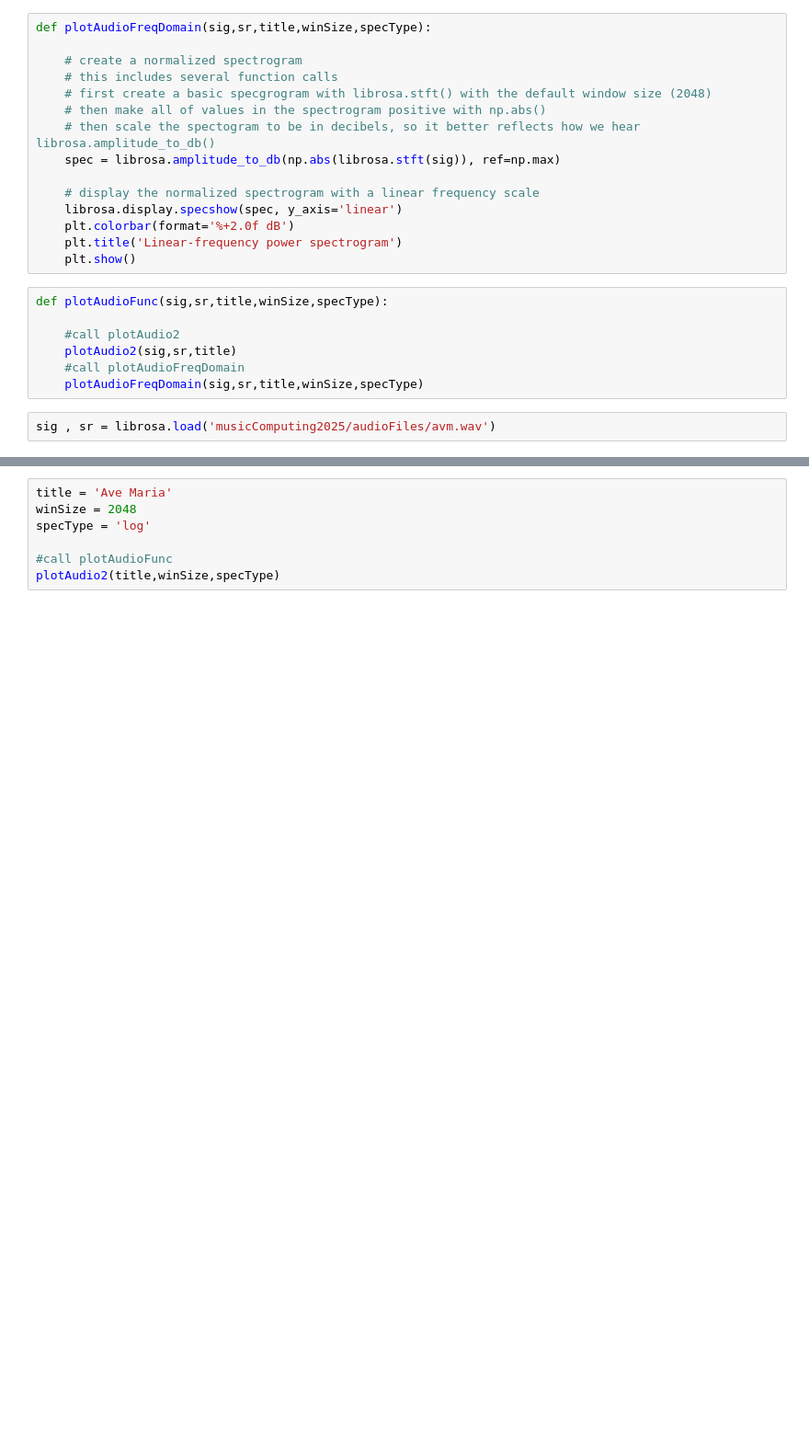
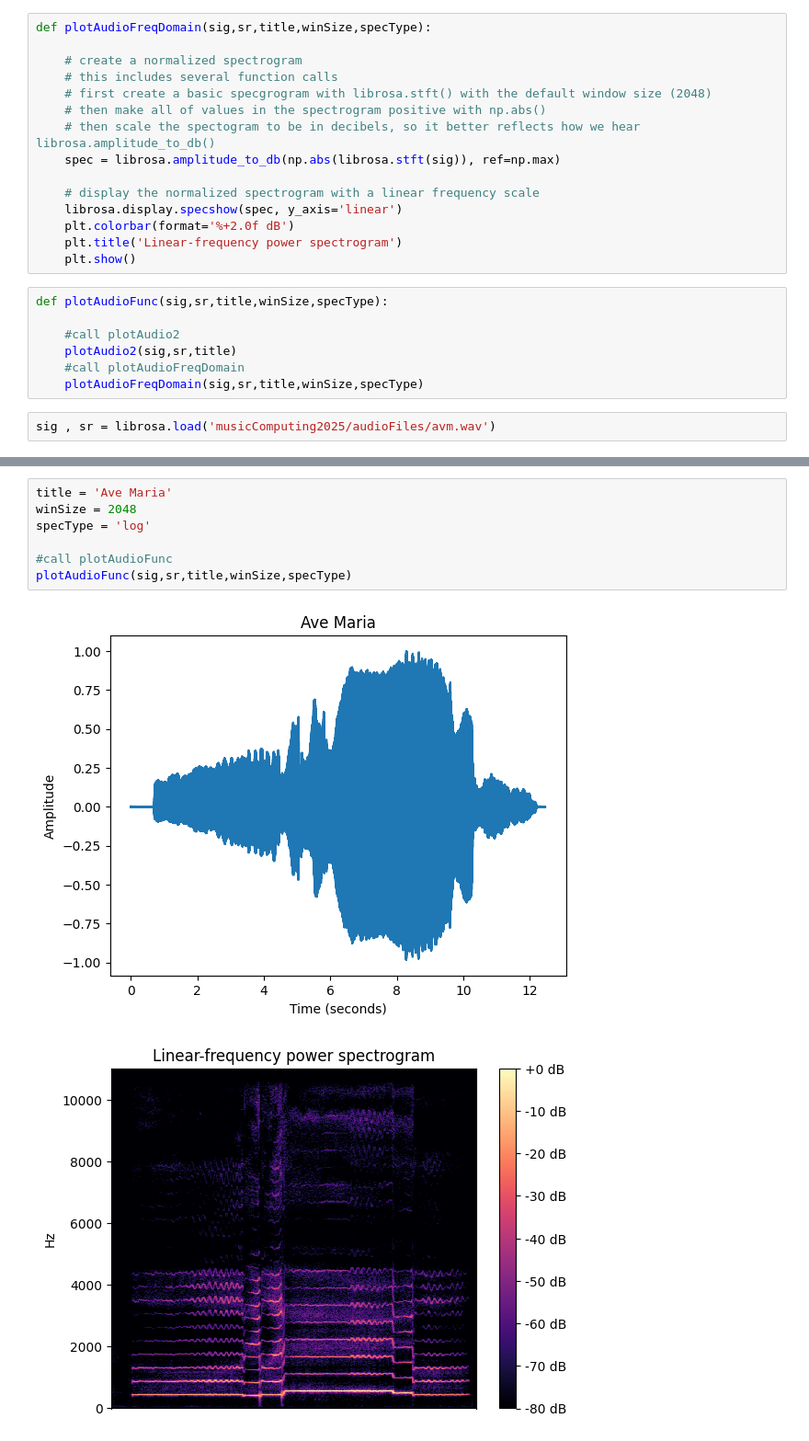
Before and after one commit to er1031/musicproclass, a Jupyter notebook: assignments/labAssignment3.ipynb, the cells around one changed output, grey strips where cells are left out. Shown at 92% size. Saved outputs shown, nothing was run; the diff lists cells and outputs as text; blank space fills up the shorter version.

```diff
--- a/assignments/labAssignment3.ipynb
+++ b/assignments/labAssignment3.ipynb
@@ -71,10 +78,13 @@ AttributeError: 'str' object has no attribute 'shape'
 # %%
 title = 'Ave Maria'
 winSize = 2048
 specType = 'log'
 
 #call plotAudioFunc
-plotAudio2(title,winSize,specType)
+plotAudioFunc(sig,sr,title,winSize,specType)
+# %% [output]
+[figure, added]
+[figure, added]
 # %%
 title = 'Ave Maria'
 winSize = 256
```
Also changed, not shown: parts of 4 cells of this notebook.
